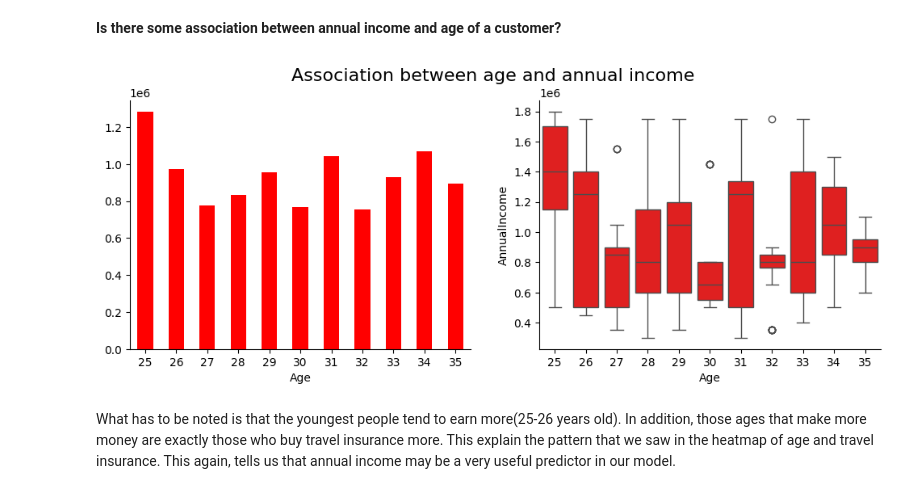
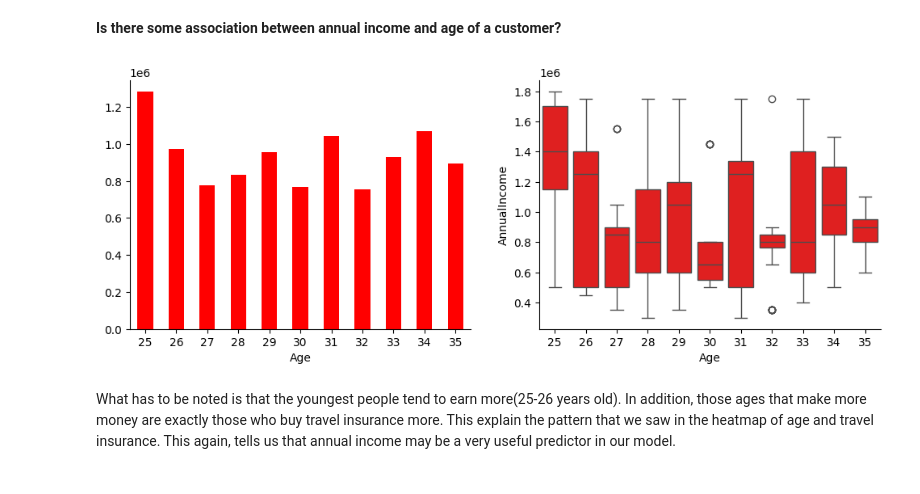
Before and after one commit to Andriy852/TravelInsurancePrediction, a Jupyter notebook: src/TravelInsurancePrediction.ipynb, the cells around one changed output. Saved outputs shown, nothing was run; the diff lists cells and outputs as text; code cells hidden in the pictures.

```diff
--- a/src/TravelInsurancePrediction.ipynb
+++ b/src/TravelInsurancePrediction.ipynb
@@ -534,15 +522,15 @@ We see that people who fly frequently and those who have travelled abroad tend t
 # %%
 fig, ax = plt.subplots(1, 2, figsize=(12, 4))
 age_mean_income = train_set.groupby("Age")["AnnualIncome"].mean()
 age_mean_income.plot(kind="bar", ax=ax[0], color="red")
 ax[0].tick_params(axis="x", rotation=0)
 
-plt.suptitle("Association between age and annual income", fontsize=16)
+
 sns.boxplot(x="Age", y="AnnualIncome", data=train_set,
             ax=ax[1], color="red")
 sns.despine();
 # %% [output]
-[figure, old version]
+[figure, new version]
 # %% [markdown]
 What has to be noted is that the youngest people tend to earn more(25-26 years old). In addition, those ages that make more money are exactly those who buy travel insurance more. This explain the pattern that we saw in the heatmap of age and travel insurance. This again, tells us that annual income may be a very useful predictor in our model.
 # %% [markdown]
```
Also changed, not shown: parts of 33 cells of this notebook, 2 other files.
